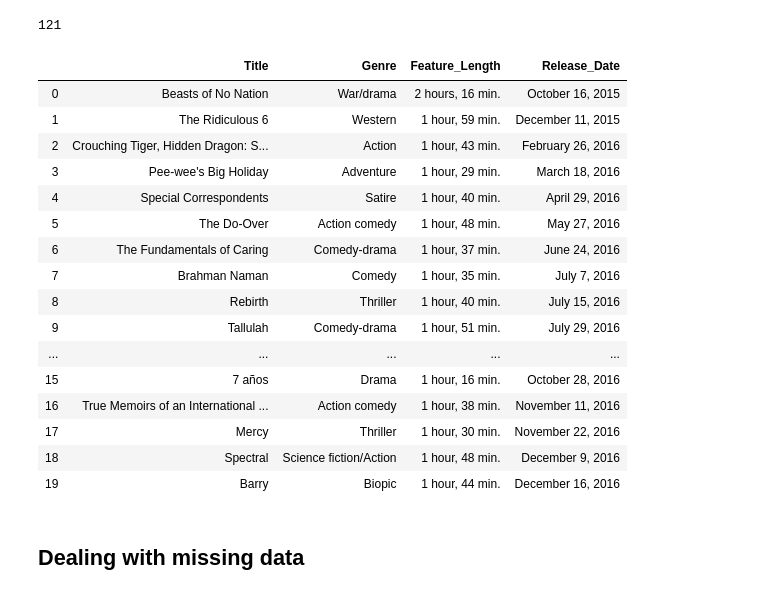
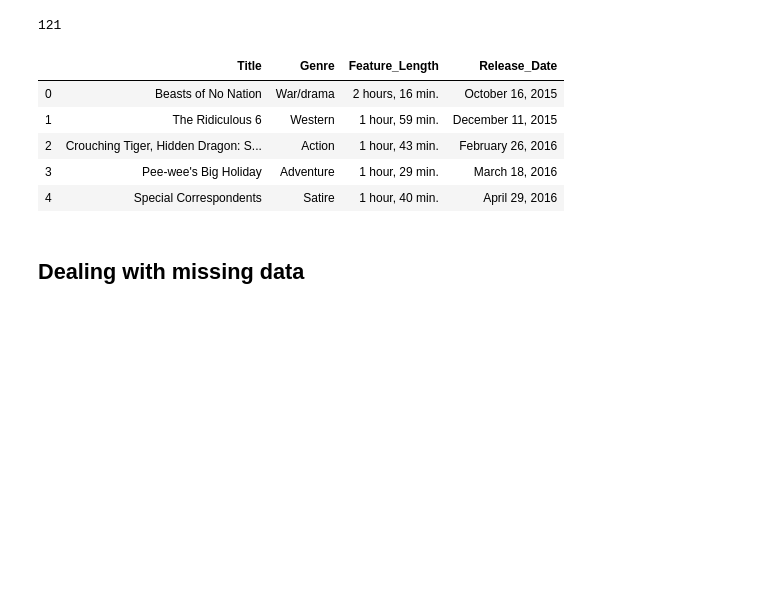
Before and after one commit to carlyf15/dsc-mod-1-project-v2-1-online-ds-sp-000, a Jupyter notebook: student.ipynb, the cells around one changed output. Saved outputs shown, nothing was run; the diff lists cells and outputs as text; code cells hidden in the pictures; blank space fills up the shorter version.

```diff
--- a/student.ipynb
+++ b/student.ipynb
@@ -733,27 +617,16 @@ Release_Date= Release_Date + Documentary_Premier
 # %%
 #Putting all information together
 Netflix_Originals = pd.DataFrame([Feature_Title, Feature_Genre, Feature_Length, Release_Date]).transpose()
 Netflix_Originals.columns=['Title', 'Genre', 'Feature_Length','Release_Date']
 Netflix_Originals.set_index('Title')
-Netflix_Originals.head(20)
+Netflix_Originals.head()
 # %% [output]
 |  | Title | Genre | Feature_Length | Release_Date |
 | 0 | Beasts of No Nation | War/drama | 2 hours, 16 min. | October 16, 2015 |
 | 1 | The Ridiculous 6 | Western | 1 hour, 59 min. | December 11, 2015 |
 | 2 | Crouching Tiger, Hidden Dragon: S... | Action | 1 hour, 43 min. | February 26, 2016 |
 | 3 | Pee-wee's Big Holiday | Adventure | 1 hour, 29 min. | March 18, 2016 |
 | 4 | Special Correspondents | Satire | 1 hour, 40 min. | April 29, 2016 |
-| 5 | The Do-Over | Action comedy | 1 hour, 48 min. | May 27, 2016 |
-| 6 | The Fundamentals of Caring | Comedy-drama | 1 hour, 37 min. | June 24, 2016 |
-| 7 | Brahman Naman | Comedy | 1 hour, 35 min. | July 7, 2016 |
-| 8 | Rebirth | Thriller | 1 hour, 40 min. | July 15, 2016 |
-| 9 | Tallulah | Comedy-drama | 1 hour, 51 min. | July 29, 2016 |
-| ... | ... | ... | ... | ... |
-| 15 | 7 años | Drama | 1 hour, 16 min. | October 28, 2016 |
-| 16 | True Memoirs of an International ... | Action comedy | 1 hour, 38 min. | November 11, 2016 |
-| 17 | Mercy | Thriller | 1 hour, 30 min. | November 22, 2016 |
-| 18 | Spectral | Science fiction/Action | 1 hour, 48 min. | December 9, 2016 |
-| 19 | Barry | Biopic | 1 hour, 44 min. | December 16, 2016 |
 # %% [markdown]
 ## Dealing with missing data
 # %%
```
Also changed, not shown: parts of 25 cells of this notebook, 2 other files.
